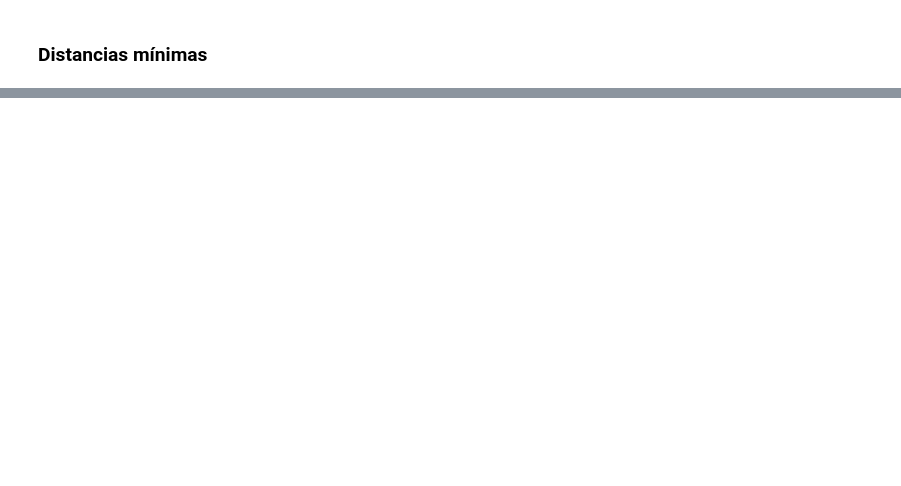
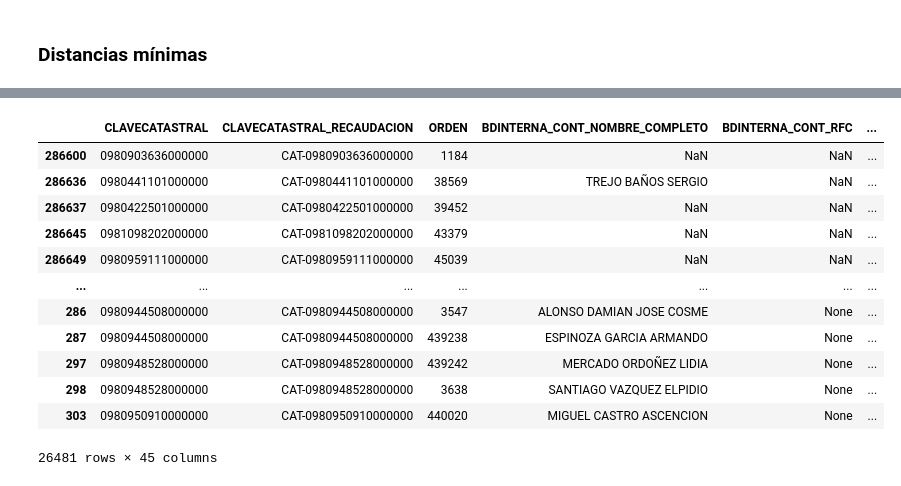
Before and after one commit to DiosLara/Newst_codes, a Jupyter notebook: cruce_pred_cat/Version_final_geo2.ipynb, the cells around one changed output, grey strips where cells are left out. Cells and saved outputs as stored; diff of their text form; code cells hidden in the pictures; blank space fills up the shorter version.

```diff
--- a/cruce_pred_cat/Version_final_geo2.ipynb
+++ b/cruce_pred_cat/Version_final_geo2.ipynb
@@ -363,0 +518,17 @@ a.to_file(r"C:\Users\ASUS\Desktop\qgiszonas\salida\Poligonos_cercanos.shp")
+# %%
+ZZPRED.loc[~ZZPRED['CLAVECATASTRAL'].isin(PRED2['CLAVECATASTRAL'])]
+# PRED2.loc[~PRED2['CLAVECATASTRAL'].isin(ZZPRED['CLAVECATASTRAL'])]
+# %% [output]
+|  | CLAVECATASTRAL | CLAVECATASTRAL_RECAUDACION | ORDEN | BDINTERNA_CONT_NOMBRE_COMPLETO | BDINTERNA_CONT_RFC | ... |
+| 286600 | 0980903636000000 | CAT-0980903636000000 | 1184 | NaN | NaN | ... |
+| 286636 | 0980441101000000 | CAT-0980441101000000 | 38569 | TREJO BAÑOS SERGIO | NaN | ... |
+| 286637 | 0980422501000000 | CAT-0980422501000000 | 39452 | NaN | NaN | ... |
+| 286645 | 0981098202000000 | CAT-0981098202000000 | 43379 | NaN | NaN | ... |
+| 286649 | 0980959111000000 | CAT-0980959111000000 | 45039 | NaN | NaN | ... |
+| ... | ... | ... | ... | ... | ... | ... |
+| 286 | 0980944508000000 | CAT-0980944508000000 | 3547 | ALONSO DAMIAN JOSE COSME | None | ... |
+| 287 | 0980944508000000 | CAT-0980944508000000 | 439238 | ESPINOZA GARCIA ARMANDO | None | ... |
+| 297 | 0980948528000000 | CAT-0980948528000000 | 439242 | MERCADO ORDOÑEZ LIDIA | None | ... |
+| 298 | 0980948528000000 | CAT-0980948528000000 | 3638 | SANTIAGO VAZQUEZ ELPIDIO | None | ... |
+| 303 | 0980950910000000 | CAT-0980950910000000 | 440020 | MIGUEL CASTRO ASCENCION | None | ... |
+26481 rows × 45 columns
```
Also changed, not shown: parts of 41 cells of this notebook, 1 other file.
